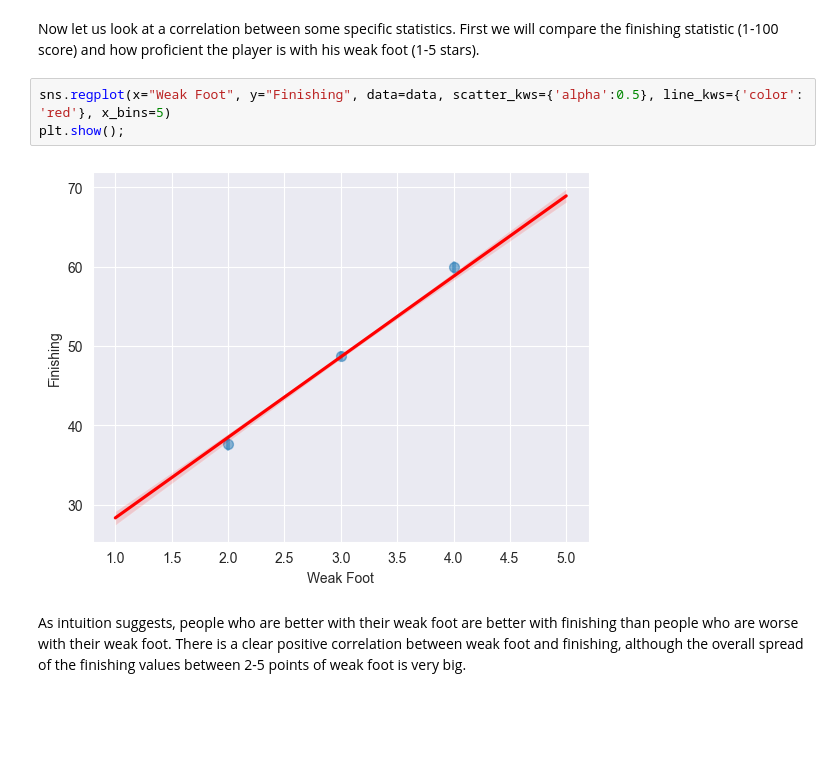
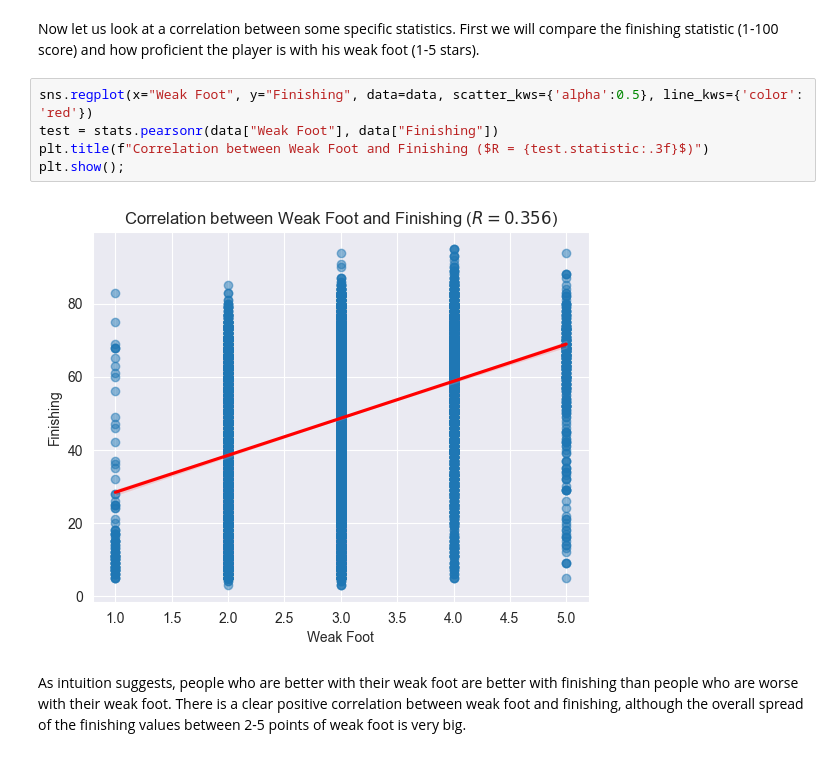
Before and after one commit to zurfil/DataSciencePortfolio, a Jupyter notebook: FIFA/main.ipynb, the cells around one changed output. Saved outputs shown, nothing was run; the diff lists cells and outputs as text; blank space fills up the shorter version.

Commit message:
updated charts to include statistical tests

```diff
--- a/FIFA/main.ipynb
+++ b/FIFA/main.ipynb
@@ -157,10 +157,12 @@ Looking at the result there is some minor resemblance, although not as pronounce
 Now let us look at a correlation between some specific statistics.
 First we will compare the finishing statistic (1-100 score) and how proficient the player is with his weak foot (1-5 stars).
 # %%
-sns.regplot(x="Weak Foot", y="Finishing", data=data, scatter_kws={'alpha':0.5}, line_kws={'color': 'red'}, x_bins=5)
+sns.regplot(x="Weak Foot", y="Finishing", data=data, scatter_kws={'alpha':0.5}, line_kws={'color': 'red'})
+test = stats.pearsonr(data["Weak Foot"], data["Finishing"])
+plt.title(f"Correlation between Weak Foot and Finishing ($R = {test.statistic:.3f}$)")
 plt.show();
 # %% [output]
-[figure, old version]
+[figure, new version]
 # %% [markdown]
 As intuition suggests, people who are better with their weak foot are better with finishing than people who are worse with their weak foot.
 There is a clear positive correlation between weak foot and finishing, although the overall spread of the finishing values between 2-5
```
Also changed, not shown: parts of 5 cells of this notebook.
